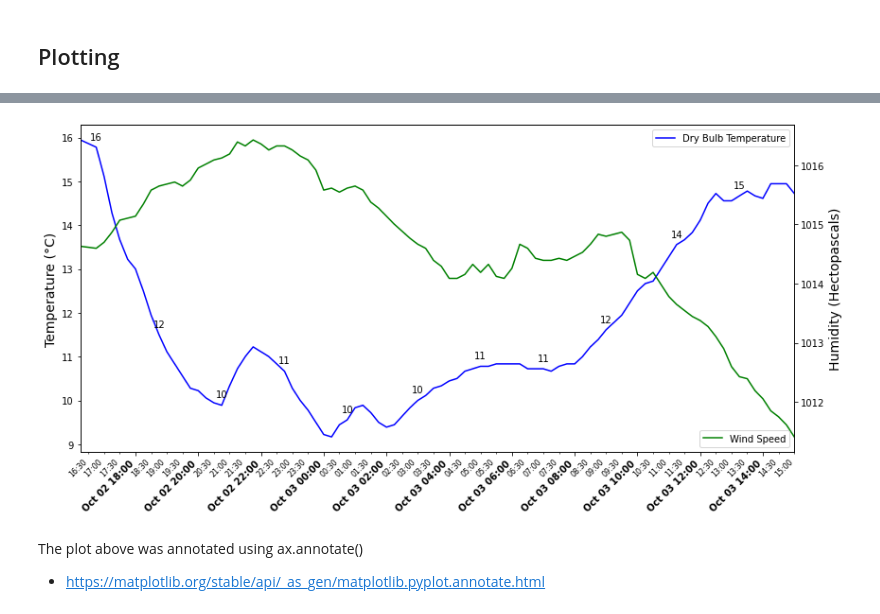
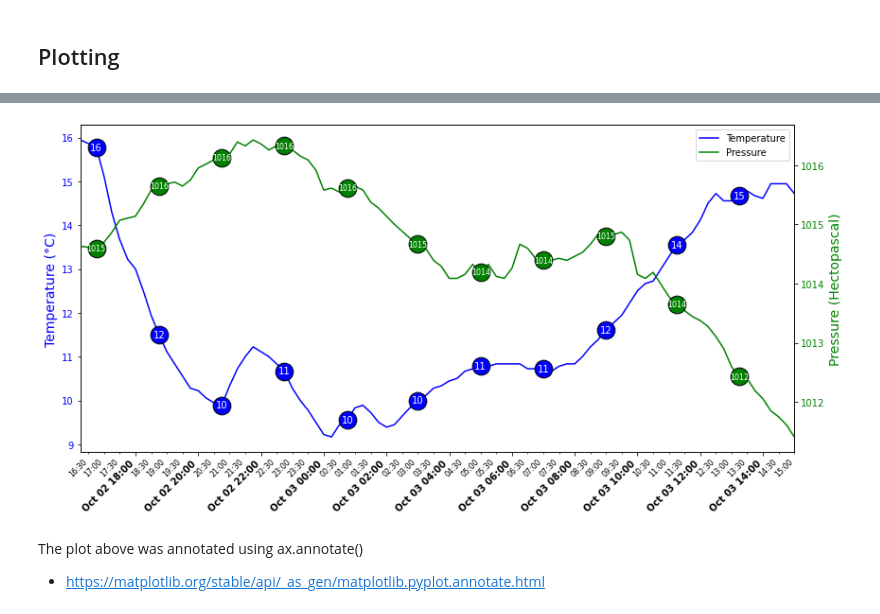
Before and after one commit to holmstead/PFDA, a Jupyter notebook: assignments/assignment2-weather.ipynb, the cells around one changed output, grey strips where cells are left out. Drawn from its saved outputs; the diff is of its cells as text; code cells hidden in the pictures.

Commit message:
remove xkcd plot (font issues in notebook), remove unnecessary imports, add Humidity annotation

```diff
--- a/assignments/assignment2-weather.ipynb
+++ b/assignments/assignment2-weather.ipynb
@@ -108,66 +132,98 @@ fig, ax1 = plt.subplots(figsize=(12, 6))
 # Define x and y values
 x = df["reportStartDateTime"]
 y_temp = df["dryBulbTemperature_Celsius"]
-y_wind = df["airPressure_Hectopascal"]
+y_pressure = df["airPressure_Hectopascal"]
 
 # Create the plot, with legend
-ax1.plot(x, y_temp, label="Dry Bulb Temperature", color="blue")
+ax1.plot(x, y_temp, label="Temperature", color="blue")
+
 # Set axis labels
-#ax.set_xlabel("Date/Time", fontsize=16)#, fontweight="bold")
-ax1.set_ylabel("Temperature (°C)", fontsize=14)#, fontweight="bold")
-
-# Create a secondary y-axis for windspeed
-ax2 = ax1.twinx()
-
-# Create a secondary y-axis for windspeed
-ax2.plot(x, y_wind, label="Wind Speed", color="green")
-ax2.set_ylabel("Humidity (Hectopascals)", fontsize=14)#, fontweight="bold")
-
-# Remove padding around the plot by setting margins to zero for the x-axis
-ax2.margins(x=0)
+ax1.set_ylabel("Temperature (°C)", fontsize=14, color="blue")#, fontweight="bold")
+ax1.tick_params(axis="y", labelcolor="blue")  # Match tick label color to line
 
 # Set the major ticks to format the date labels
 ax1.xaxis.set_major_formatter(DateFormatter("%b %d %H:%M"))
 
 # Set minor ticks at 30-minute intervals
 ax1.xaxis.set_minor_locator(MinuteLocator(interval=30))
 
 # Display minor tick labels
 ax1.xaxis.set_minor_formatter(DateFormatter("%H:%M"))
+
+# Create a secondary y-axis for windspeed
+ax2 = ax1.twinx()
+
+# Create a secondary y-axis for windspeed
+ax2.plot(x, y_pressure, label="Pressure", color="green")
+
+# Set axis labels
+ax2.set_ylabel("Pressure (Hectopascal)", fontsize=14, color="green")#, fontweight="bold")
+ax2.tick_params(axis="y", labelcolor="green")  # Match tick label color to line
+
+# Remove padding around the plot by setting margins to zero for the x-axis
+ax2.margins(x=0)
 
 # Set properties for major labels
 for label in ax1.get_xticklabels(which="major"):
     label.set_rotation(45)
     label.set_horizontalalignment("right")
     label.set_verticalalignment("top")
     label.set_fontweight("bold")  # Set the major labels to bold
     label.set_fontsize(10)        # Adjust the font size for major labels
 
 # Set properties for minor labels
 for label in ax1.get_xticklabels(which="minor"):
     label.set_rotation(45)
     label.set_horizontalalignment("right")
     label.set_verticalalignment("top")
     label.set_fontsize(8)        # Adjust the font size for minor labels
 
+# Create loop to annotate (ax1)
+for i in range(1, len(x), len(x) // 10):  # annotate every 10th point
+    # Draw a circle at the annotation position
+    ax1.scatter(x[i], y_temp[i], color="blue", edgecolor="black", s=350, zorder=5)  # s is size
 
-# Create loop to annotate
-for i in range(1, len(x), len(x)//10):  # annotate every 10th point
-    ax1.annotate(f"{round(y_temp[i])}",  # display rounded wind speed
-                (x[i], y_temp[i]),  # set annotation position
-                textcoords="offset points",  # specify coordinate system
-                xytext=(0, 8),  # offset text
-                ha="center", fontsize=10, color="black"
-                )
+    # Add text inside the circle
+    ax1.annotate(
+        f"{round(y_temp[i])}",  # display rounded value
+        (x[i], y_temp[i]),  # set annotation position
+        color="white",
+        fontsize=10,
+        ha="center", va="center",  # Center the text inside the circle
+        zorder=6  # Ensure text is above the circle
+    )
 
-# Add legend
-ax1.legend(loc="upper right")
-ax2.legend(loc="lower right")
+# Annotate the pressure line (ax2)
+for i in range(1, len(x), len(x) // 10):
+    # Draw a circle at the annotation position
+    ax2.scatter(x[i], y_pressure[i], color="green", edgecolor="black", s=350, zorder=5)  # s is for size
+
+    # Add text inside the circle
+    ax2.annotate(
+        f"{round(y_pressure[i])}",  # display rounded value
+        (x[i], y_pressure[i]),  # set annotation position
+        color="white",
+        fontsize=8,
+        ha="center", va="center",  # Center the text inside the circle
+        zorder=6  # Ensure text is above the circle
+    )
+
+# With secondary axis, legend is trickier
+# first get line and label information from both axes
+lines1, labels1 = ax1.get_legend_handles_labels()
+lines2, labels2 = ax2.get_legend_handles_labels()
+
+# Combine them into a single legend
+lines = lines1 + lines2
+labels = labels1 + labels2
+
+# Add the combined legend to the plot
+ax1.legend(lines, labels, loc="upper right")
 
 # Adjust layout to prevent label overlap
 fig.tight_layout()
 # %% [output]
-[figure, old version]
+[figure, new version]
 # %% [markdown]
 The plot above was annotated using ax.annotate()
 
```
Also changed, not shown: parts of 9 cells of this notebook.
